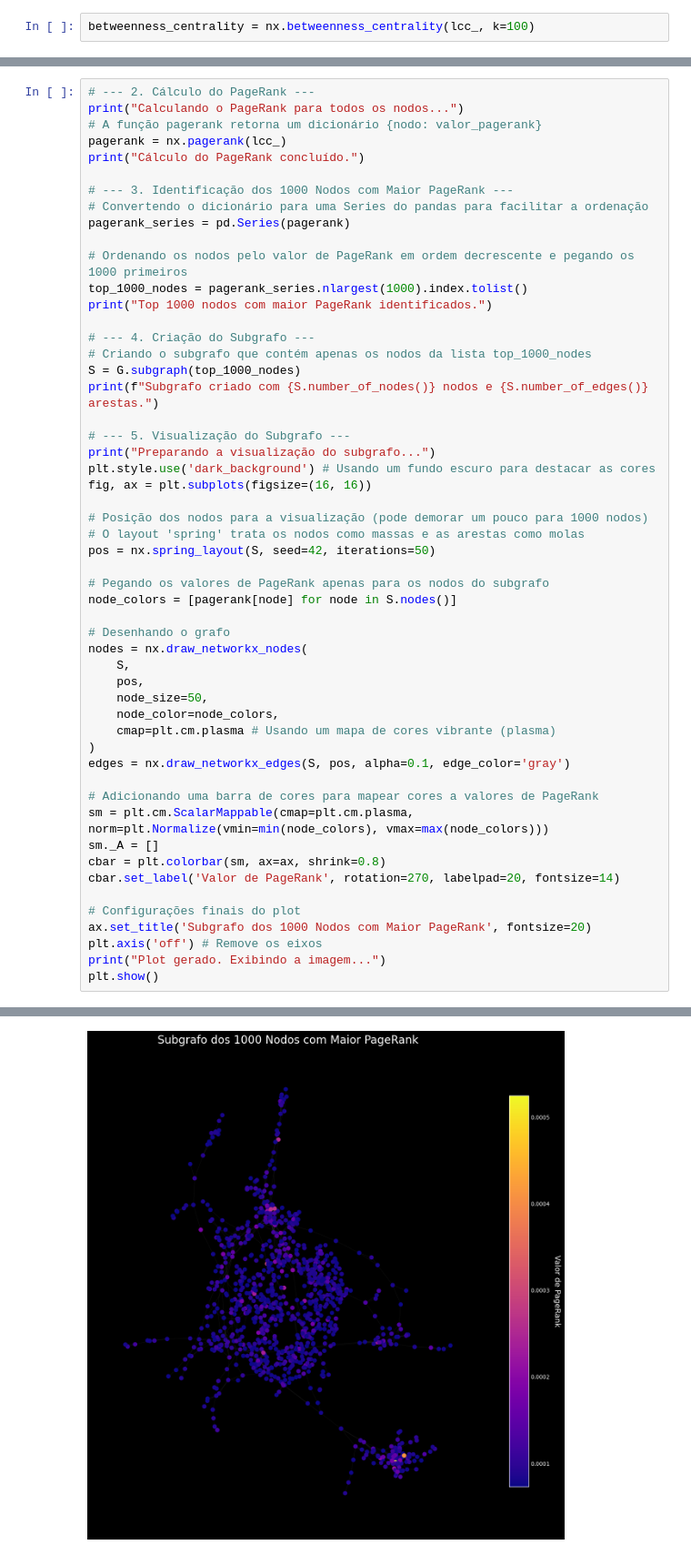
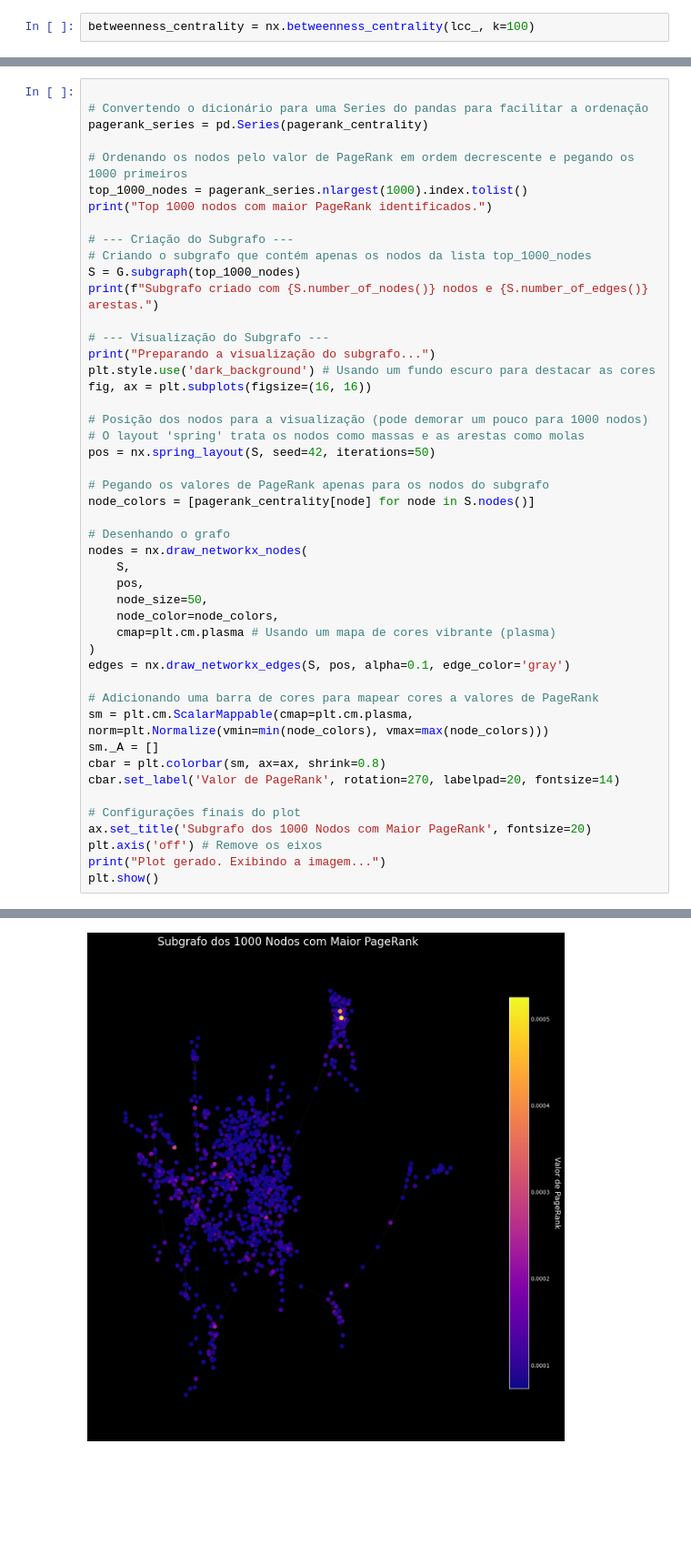
Before and after one commit to WagnerCOliveira/MineracaoGrafo, a Jupyter notebook: phonecalls.edgelist.ipynb, the cells around one changed output, grey strips where cells are left out. Shown at 91% size. Cells and saved outputs as stored; diff of their text form; blank space fills up the shorter version.

Commit message:
feat: Adicionado novo data set de aeroportos e  questões d as letras g e h para o data set phonecalls

```diff
--- a/phonecalls.edgelist.ipynb
+++ b/phonecalls.edgelist.ipynb
@@ -311,24 +383,18 @@ A cor do nodo deve representar o seu valor de PageRank. Usar a rede do item (g).
 # %%
-# --- 2. Cálculo do PageRank ---
-print("Calculando o PageRank para todos os nodos...")
-# A função pagerank retorna um dicionário {nodo: valor_pagerank}
-pagerank = nx.pagerank(lcc_)
-print("Cálculo do PageRank concluído.")
 
-# --- 3. Identificação dos 1000 Nodos com Maior PageRank ---
 # Convertendo o dicionário para uma Series do pandas para facilitar a ordenação
-pagerank_series = pd.Series(pagerank)
+pagerank_series = pd.Series(pagerank_centrality)
 
 # Ordenando os nodos pelo valor de PageRank em ordem decrescente e pegando os 1000 primeiros
 top_1000_nodes = pagerank_series.nlargest(1000).index.tolist()
 print("Top 1000 nodos com maior PageRank identificados.")
 
-# --- 4. Criação do Subgrafo ---
+# --- Criação do Subgrafo ---
 # Criando o subgrafo que contém apenas os nodos da lista top_1000_nodes
 S = G.subgraph(top_1000_nodes)
 print(f"Subgrafo criado com {S.number_of_nodes()} nodos e {S.number_of_edges()} arestas.")
 
-# --- 5. Visualização do Subgrafo ---
+# --- Visualização do Subgrafo ---
 print("Preparando a visualização do subgrafo...")
 plt.style.use('dark_background') # Usando um fundo escuro para destacar as cores
 fig, ax = plt.subplots(figsize=(16, 16))
@@ -338,7 +404,7 @@ fig, ax = plt.subplots(figsize=(16, 16))
 pos = nx.spring_layout(S, seed=42, iterations=50)
 
 # Pegando os valores de PageRank apenas para os nodos do subgrafo
-node_colors = [pagerank[node] for node in S.nodes()]
+node_colors = [pagerank_centrality[node] for node in S.nodes()]
 
 # Desenhando o grafo
 nodes = nx.draw_networkx_nodes(
@@ -367,5 +431,5 @@ Cálculo do PageRank concluído.
 Top 1000 nodos com maior PageRank identificados.
 Subgrafo criado com 1000 nodos e 1201 arestas.
 Preparando a visualização do subgrafo...
 Plot gerado. Exibindo a imagem...
-[figure, old version]
+[figure, new version]
```
Also changed, not shown: parts of 24 cells of this notebook, 3 other files.
